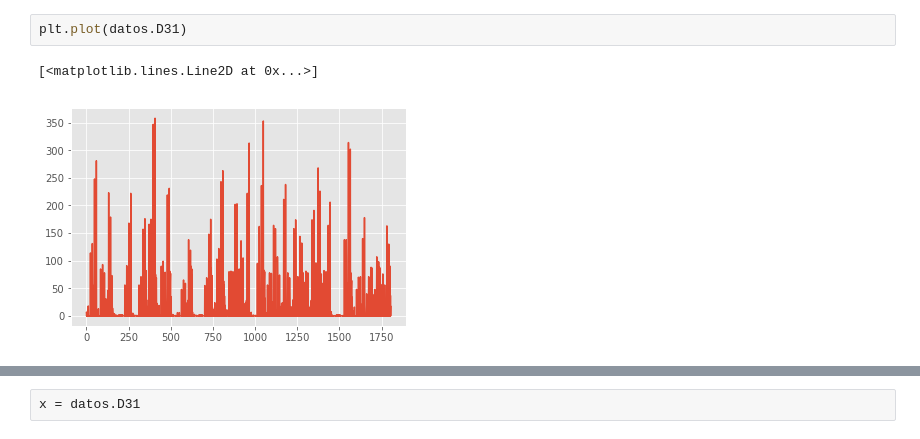
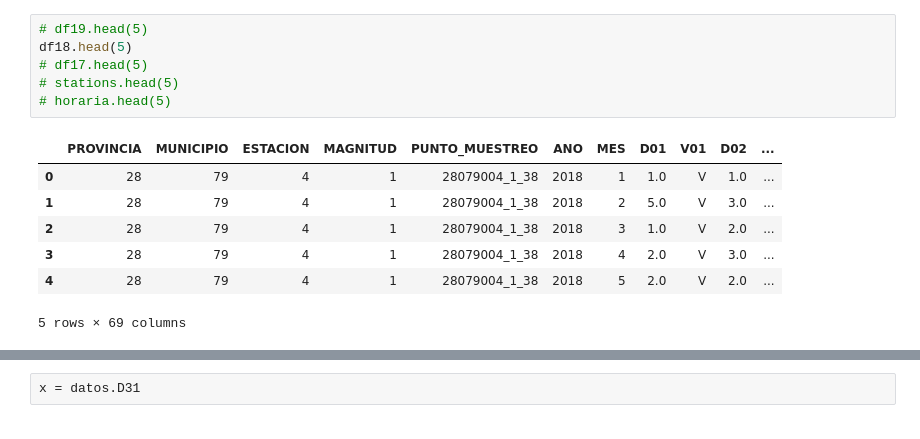
Before and after one commit to ie-ml/areas_contaminacion_madrid, a Jupyter notebook: contaminacion_madrid.ipynb, the cells around one changed output, grey strips where cells are left out. Saved outputs shown, nothing was run; the diff lists cells and outputs as text.

```diff
--- a/contaminacion_madrid.ipynb
+++ b/contaminacion_madrid.ipynb
@@ -69,5 +18,14 @@ datos.describe()
-# %%
-plt.plot(datos.D31)
-# %% [output]
-[<matplotlib.lines.Line2D at 0x...>]
-[figure, removed]
+# %%
+# df19.head(5)
+df18.head(5)
+# df17.head(5)
+# stations.head(5)
+# horaria.head(5)
+# %% [output]
+|  | PROVINCIA | MUNICIPIO | ESTACION | MAGNITUD | PUNTO_MUESTREO | ANO | MES | D01 | V01 | D02 | ... |
+| 0 | 28 | 79 | 4 | 1 | 28079004_1_38 | 2018 | 1 | 1.0 | V | 1.0 | ... |
+| 1 | 28 | 79 | 4 | 1 | 28079004_1_38 | 2018 | 2 | 5.0 | V | 3.0 | ... |
+| 2 | 28 | 79 | 4 | 1 | 28079004_1_38 | 2018 | 3 | 1.0 | V | 2.0 | ... |
+| 3 | 28 | 79 | 4 | 1 | 28079004_1_38 | 2018 | 4 | 2.0 | V | 3.0 | ... |
+| 4 | 28 | 79 | 4 | 1 | 28079004_1_38 | 2018 | 5 | 2.0 | V | 2.0 | ... |
+5 rows × 69 columns
```
Also changed, not shown: parts of 10 cells of this notebook, 6 other files.
